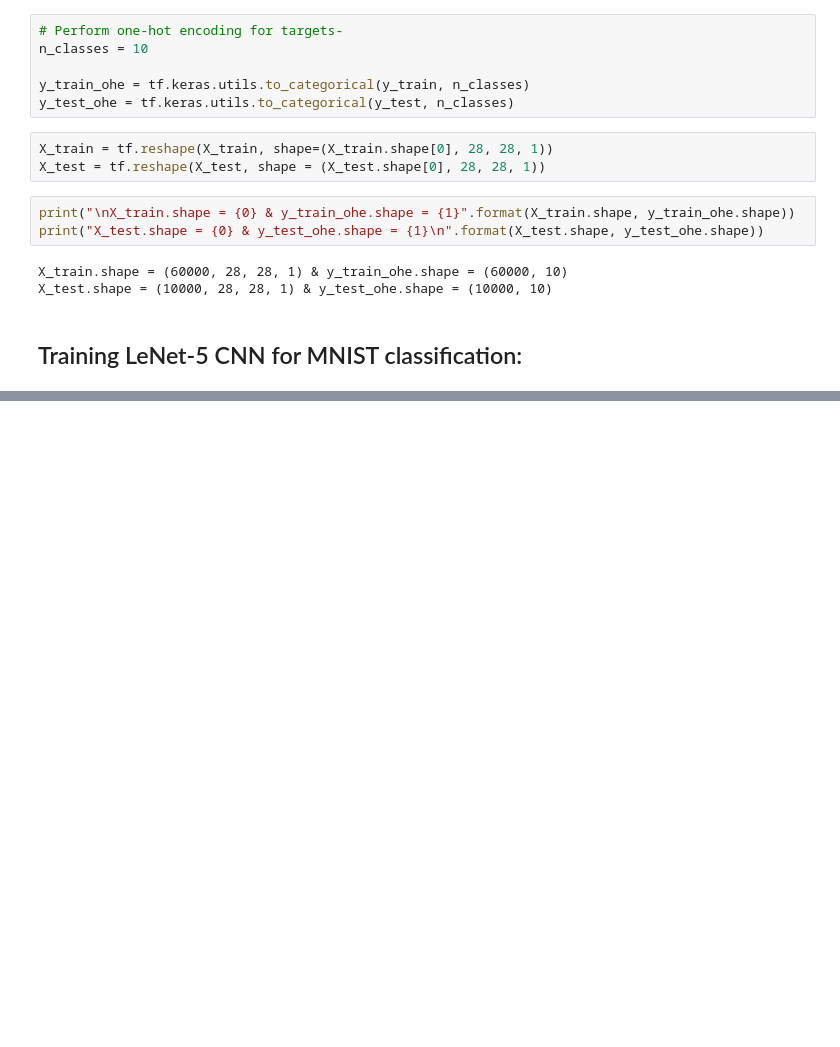
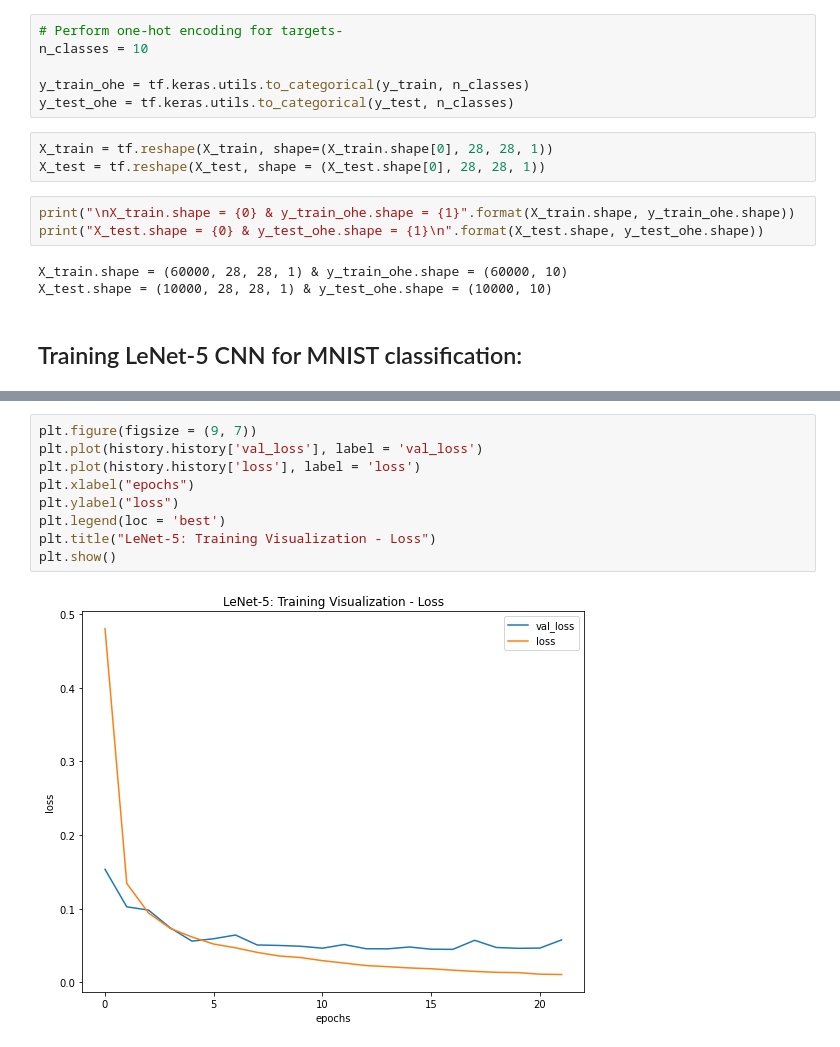
Before and after one commit to arjun-majumdar/CNN_Classifications, a Jupyter notebook: LeNet_5_MNIST_CNN.ipynb, the cells around one changed output, grey strips where cells are left out. Drawn from its saved outputs; the diff is of its cells as text; blank space fills up the shorter version.

```diff
--- a/LeNet_5_MNIST_CNN.ipynb
+++ b/LeNet_5_MNIST_CNN.ipynb
@@ -113,0 +240,11 @@ Epoch 24/30
+# %%
+plt.figure(figsize = (9, 7))
+plt.plot(history.history['val_loss'], label = 'val_loss')
+plt.plot(history.history['loss'], label = 'loss')
+plt.xlabel("epochs")
+plt.ylabel("loss")
+plt.legend(loc = 'best')
+plt.title("LeNet-5: Training Visualization - Loss")
+plt.show()
+# %% [output]
+[figure, added]
```
Also changed, not shown: parts of 28 cells of this notebook.
